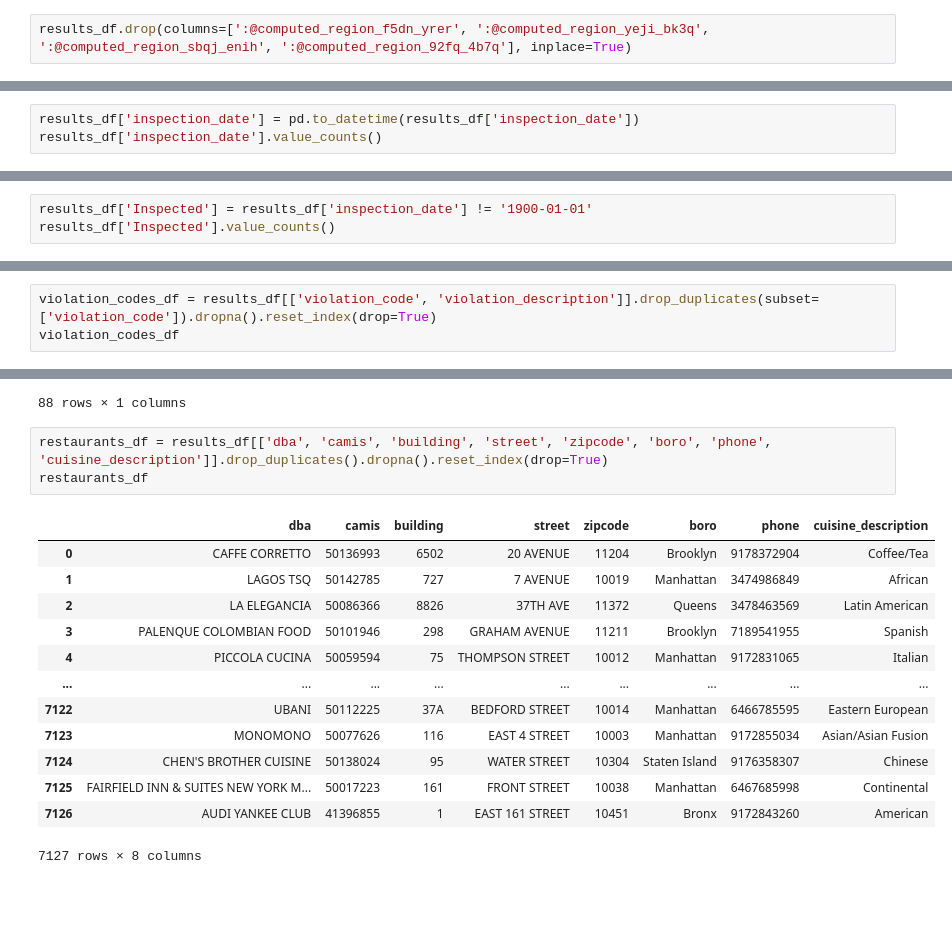
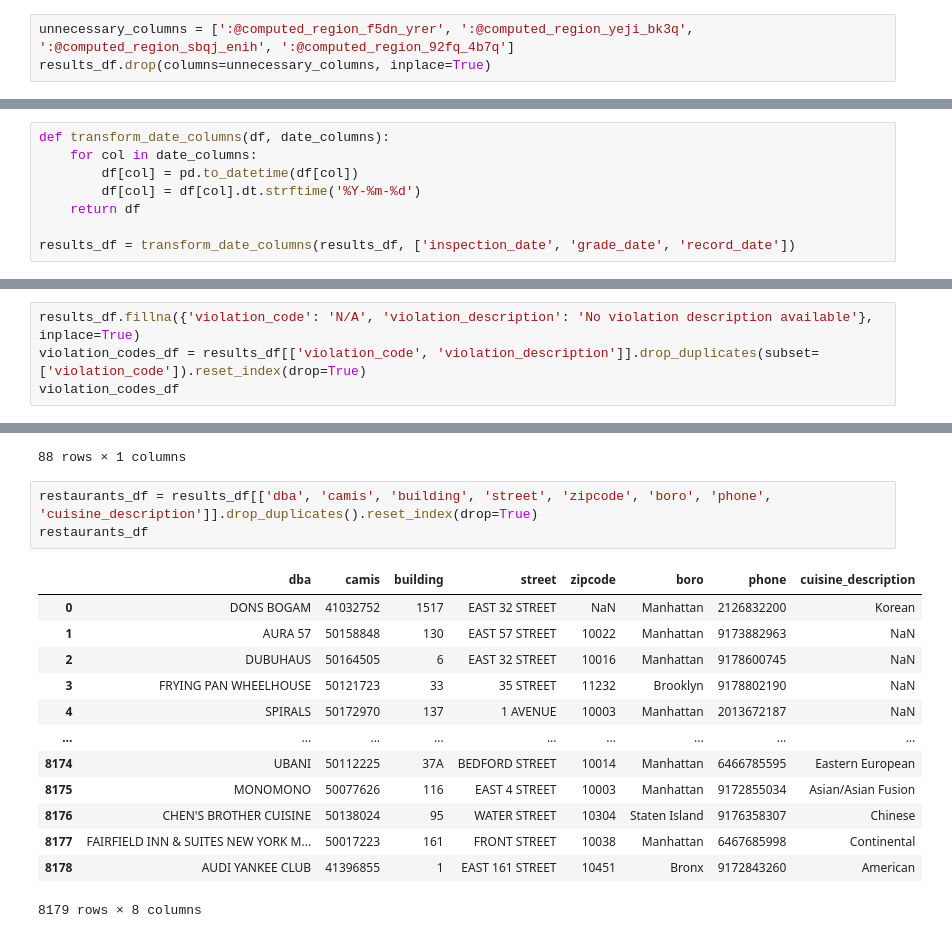
Before and after one commit to anikaranam/NYC-Restaurant-Violations-ETL, a Jupyter notebook: Restaurant_violations_ETL.ipynb, the cells around one changed output, grey strips where cells are left out. Saved outputs shown, nothing was run; the diff lists cells and outputs as text; blank space fills up the shorter version.

Commit message:
Created mapping table

```diff
--- a/Restaurant_violations_ETL.ipynb
+++ b/Restaurant_violations_ETL.ipynb
@@ -72,5 +72,6 @@ Name: count, dtype: int64
 # %%
-results_df.drop(columns=[':@computed_region_f5dn_yrer', ':@computed_region_yeji_bk3q', ':@computed_region_sbqj_enih', ':@computed_region_92fq_4b7q'], inplace=True)
+unnecessary_columns = [':@computed_region_f5dn_yrer', ':@computed_region_yeji_bk3q', ':@computed_region_sbqj_enih', ':@computed_region_92fq_4b7q']
+results_df.drop(columns=unnecessary_columns, inplace=True)
 # %%
 results_df.head()
 # %% [output]
@@ -82,5 +83,10 @@ results_df.head()
 | 4 | 50172970 | SPIRALS | Manhattan | 137 | 1 AVENUE | 2013672187 | NaN | 1900-01-01T00:00:00.000 | NaN | ... |
 5 rows × 27 columns
 # %%
-results_df['inspection_date'] = pd.to_datetime(results_df['inspection_date'])
-results_df['inspection_date'].value_counts()
+def transform_date_columns(df, date_columns):
+    for col in date_columns:
+        df[col] = pd.to_datetime(df[col])
+        df[col] = df[col].dt.strftime('%Y-%m-%d')
+    return df
+
+results_df = transform_date_columns(results_df, ['inspection_date', 'grade_date', 'record_date'])
@@ -127,3 +108,0 @@ results_df.head()
-# %%
-results_df['Inspected'] = results_df['inspection_date'] != '1900-01-01'
-results_df['Inspected'].value_counts()
@@ -159,7 +123,8 @@ violation_code
 16-08       1
 Name: count, Length: 102, dtype: int64
 # %%
-violation_codes_df = results_df[['violation_code', 'violation_description']].drop_duplicates(subset=['violation_code']).dropna().reset_index(drop=True)
+results_df.fillna({'violation_code': 'N/A', 'violation_description': 'No violation description available'}, inplace=True)
+violation_codes_df = results_df[['violation_code', 'violation_description']].drop_duplicates(subset=['violation_code']).reset_index(drop=True)
 violation_codes_df
 # %% [output]
 |  | violation_code | violation_description |
@@ -193,22 +158,22 @@ cuisines_df
 | 87 | Polynesian |
 88 rows × 1 columns
 # %%
-restaurants_df = results_df[['dba', 'camis', 'building', 'street', 'zipcode', 'boro', 'phone', 'cuisine_description']].drop_duplicates().dropna().reset_index(drop=True)
+restaurants_df = results_df[['dba', 'camis', 'building', 'street', 'zipcode', 'boro', 'phone', 'cuisine_description']].drop_duplicates().reset_index(drop=True)
 restaurants_df
 # %% [output]
 |  | dba | camis | building | street | zipcode | boro | phone | cuisine_description |
-| 0 | CAFFE CORRETTO | 50136993 | 6502 | 20 AVENUE | 11204 | Brooklyn | 9178372904 | Coffee/Tea |
-| 1 | LAGOS TSQ | 50142785 | 727 | 7 AVENUE | 10019 | Manhattan | 3474986849 | African |
-| 2 | LA ELEGANCIA | 50086366 | 8826 | 37TH AVE | 11372 | Queens | 3478463569 | Latin American |
-| 3 | PALENQUE COLOMBIAN FOOD | 50101946 | 298 | GRAHAM AVENUE | 11211 | Brooklyn | 7189541955 | Spanish |
-| 4 | PICCOLA CUCINA | 50059594 | 75 | THOMPSON STREET | 10012 | Manhattan | 9172831065 | Italian |
+| 0 | DONS BOGAM | 41032752 | 1517 | EAST 32 STREET | NaN | Manhattan | 2126832200 | Korean |
+| 1 | AURA 57 | 50158848 | 130 | EAST 57 STREET | 10022 | Manhattan | 9173882963 | NaN |
+| 2 | DUBUHAUS | 50164505 | 6 | EAST 32 STREET | 10016 | Manhattan | 9178600745 | NaN |
+| 3 | FRYING PAN WHEELHOUSE | 50121723 | 33 | 35 STREET | 11232 | Brooklyn | 9178802190 | NaN |
+| 4 | SPIRALS | 50172970 | 137 | 1 AVENUE | 10003 | Manhattan | 2013672187 | NaN |
 | ... | ... | ... | ... | ... | ... | ... | ... | ... |
-| 7122 | UBANI | 50112225 | 37A | BEDFORD STREET | 10014 | Manhattan | 6466785595 | Eastern European |
-| 7123 | MONOMONO | 50077626 | 116 | EAST 4 STREET | 10003 | Manhattan | 9172855034 | Asian/Asian Fusion |
-| 7124 | CHEN'S BROTHER CUISINE | 50138024 | 95 | WATER STREET | 10304 | Staten Island | 9176358307 | Chinese |
-| 7125 | FAIRFIELD INN & SUITES NEW YORK M... | 50017223 | 161 | FRONT STREET | 10038 | Manhattan | 6467685998 | Continental |
-| 7126 | AUDI YANKEE CLUB | 41396855 | 1 | EAST 161 STREET | 10451 | Bronx | 9172843260 | American |
+| 8174 | UBANI | 50112225 | 37A | BEDFORD STREET | 10014 | Manhattan | 6466785595 | Eastern European |
+| 8175 | MONOMONO | 50077626 | 116 | EAST 4 STREET | 10003 | Manhattan | 9172855034 | Asian/Asian Fusion |
+| 8176 | CHEN'S BROTHER CUISINE | 50138024 | 95 | WATER STREET | 10304 | Staten Island | 9176358307 | Chinese |
+| 8177 | FAIRFIELD INN & SUITES NEW YORK M... | 50017223 | 161 | FRONT STREET | 10038 | Manhattan | 6467685998 | Continental |
+| 8178 | AUDI YANKEE CLUB | 41396855 | 1 | EAST 161 STREET | 10451 | Bronx | 9172843260 | American |
-7127 rows × 8 columns
+8179 rows × 8 columns
 # %%
 # Created a Supabase DB to store restaurant and violation code data
 
```
Also changed, not shown: parts of 14 cells of this notebook.
